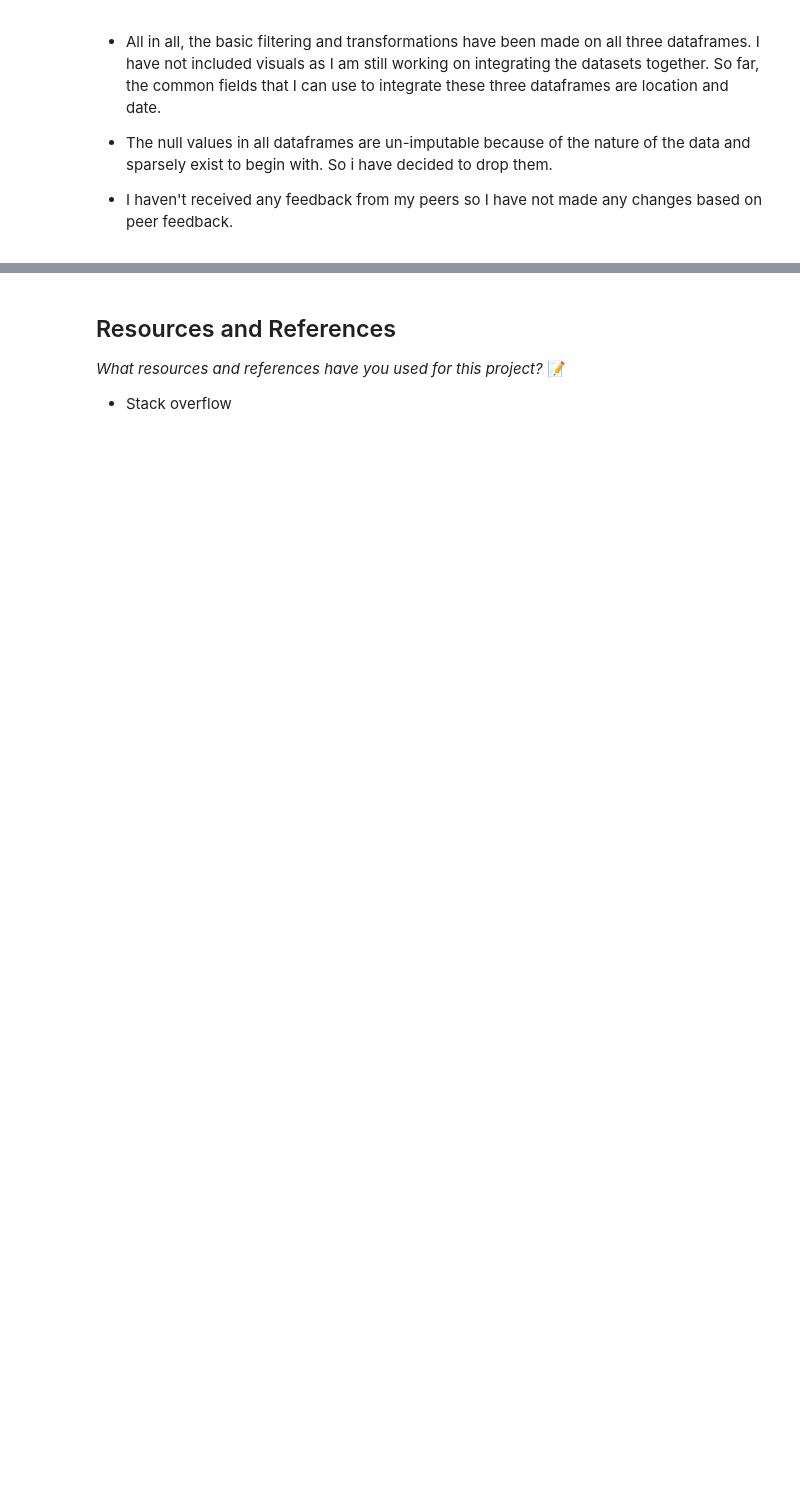
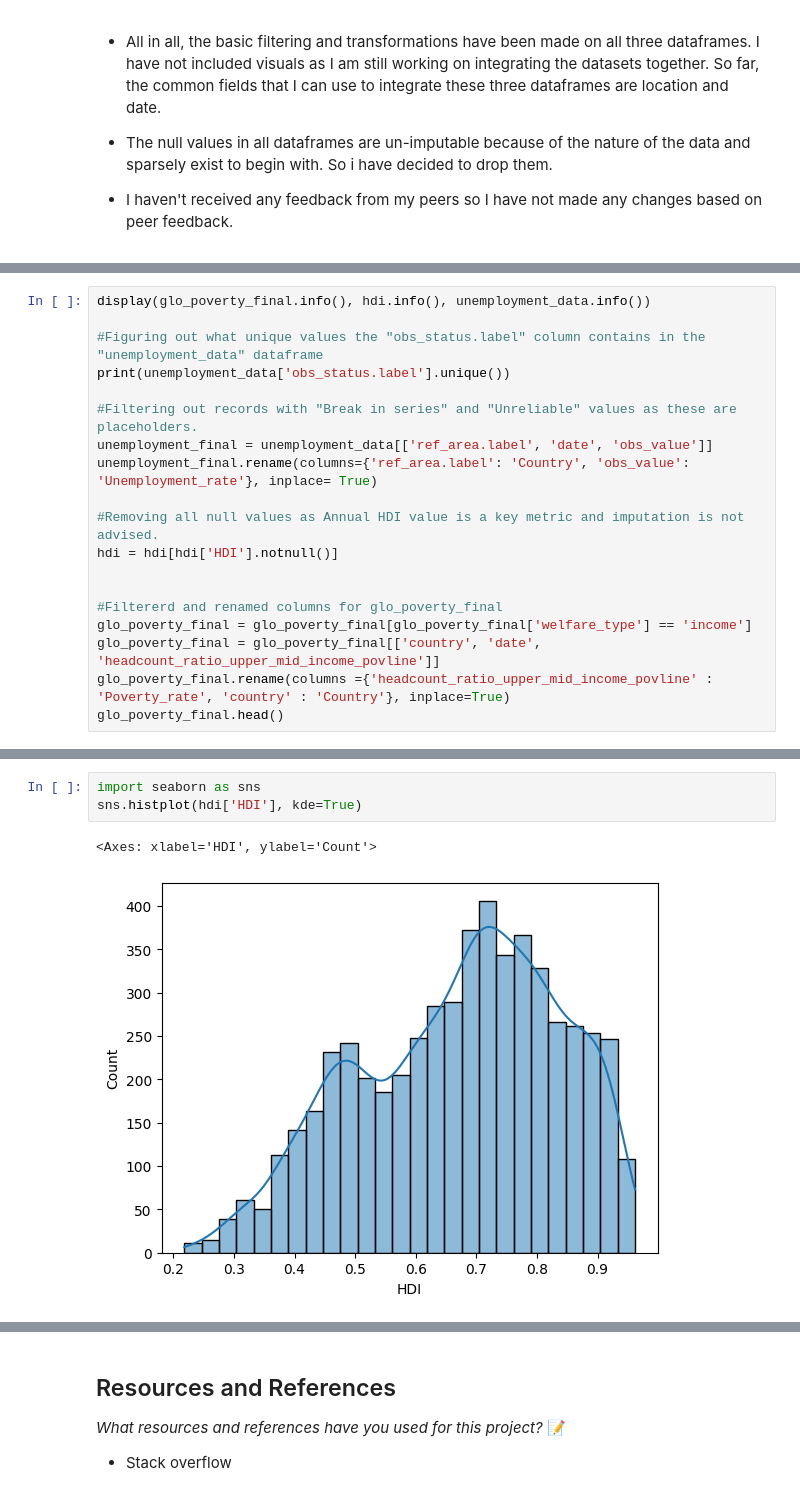
Before and after one commit to IT4063C-Fall24/final-project-Anusk167, a Jupyter notebook: source.ipynb, the cells around one changed output, grey strips where cells are left out. Drawn from its saved outputs; the diff is of its cells as text; blank space fills up the shorter version.

```diff
--- a/source.ipynb
+++ b/source.ipynb
@@ -274,0 +272,19 @@ plt.show()
+# %%
+display(glo_poverty_final.info(), hdi.info(), unemployment_data.info())
+
+#Figuring out what unique values the "obs_status.label" column contains in the "unemployment_data" dataframe
+print(unemployment_data['obs_status.label'].unique())
+
+#Filtering out records with "Break in series" and "Unreliable" values as these are placeholders.
+unemployment_final = unemployment_data[['ref_area.label', 'date', 'obs_value']]
+unemployment_final.rename(columns={'ref_area.label': 'Country', 'obs_value': 'Unemployment_rate'}, inplace= True)
+
+#Removing all null values as Annual HDI value is a key metric and imputation is not advised.
+hdi = hdi[hdi['HDI'].notnull()]
+
+
+#Filtererd and renamed columns for glo_poverty_final
+glo_poverty_final = glo_poverty_final[glo_poverty_final['welfare_type'] == 'income']
+glo_poverty_final = glo_poverty_final[['country', 'date', 'headcount_ratio_upper_mid_income_povline']]
+glo_poverty_final.rename(columns ={'headcount_ratio_upper_mid_income_povline' : 'Poverty_rate', 'country' : 'Country'}, inplace=True)
+glo_poverty_final.head()
@@ -274,0 +344,6 @@ plt.show()
+# %%
+import seaborn as sns
+sns.histplot(hdi['HDI'], kde=True)
+# %% [output]
+<Axes: xlabel='HDI', ylabel='Count'>
+[figure, added]
```
Also changed, not shown: parts of 21 cells of this notebook, 3 other files.
